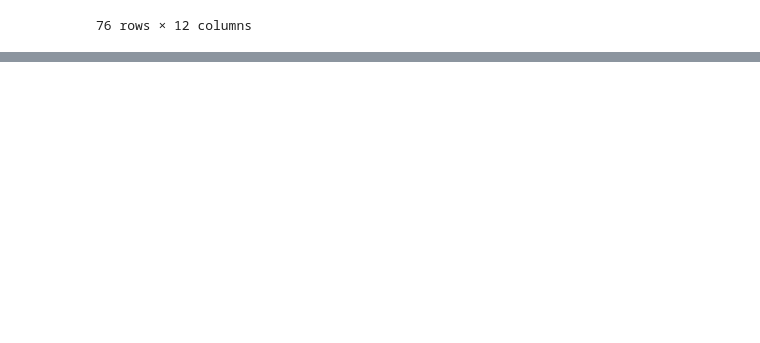
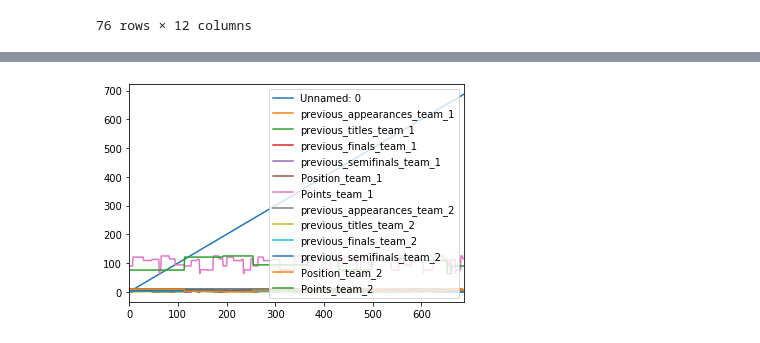
Before and after one commit to the-blue-sparrow/CWC-2019-Prediction, a Jupyter notebook: CWC 2019.ipynb, the cells around one changed output, grey strips where cells are left out. Saved outputs shown, nothing was run; the diff lists cells and outputs as text; code cells hidden in the pictures; blank space fills up the shorter version.

```diff
--- a/CWC 2019.ipynb
+++ b/CWC 2019.ipynb
@@ -38,0 +82,5 @@ pd.crosstab([df.Team_1,df.Team_2], df.Winner)
+# %%
+df.plot()
+plt.show()
+# %% [output]
+[figure, added]
```
Also changed, not shown: parts of 4 cells of this notebook.
